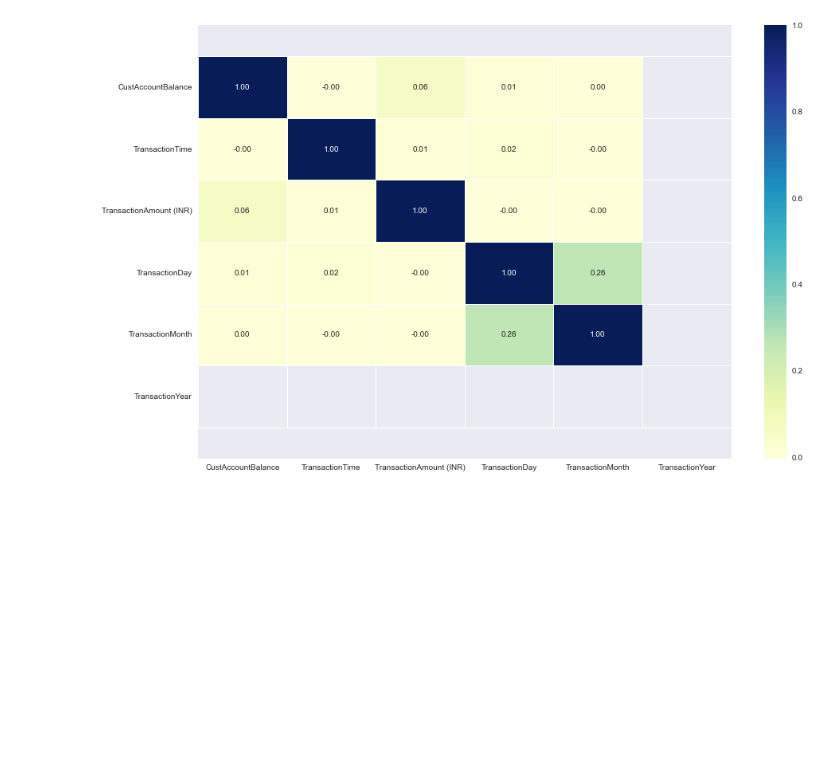
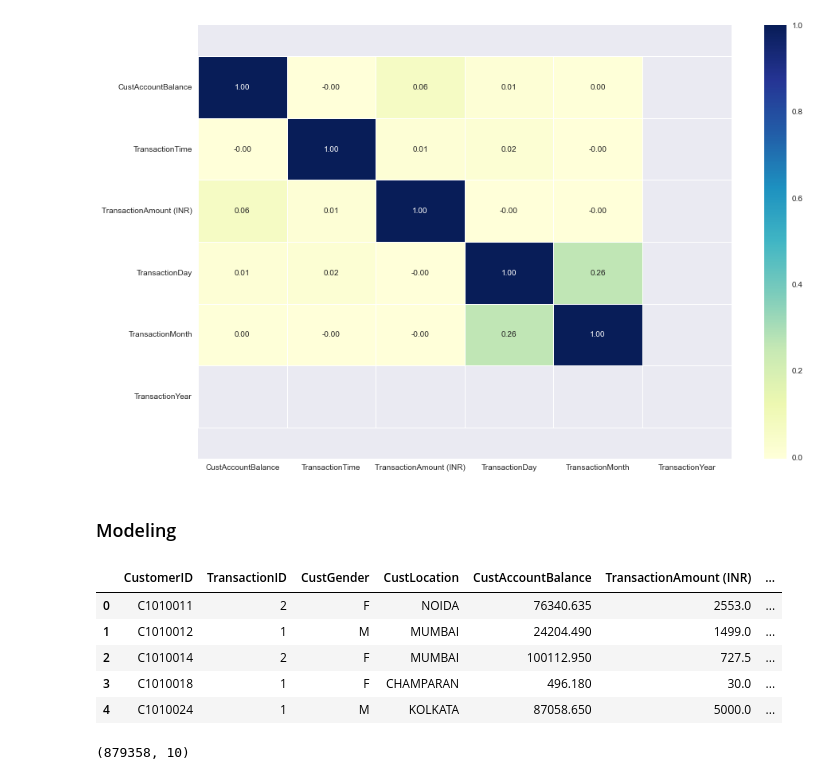
Before and after one commit to abideen-olawuwo/customer-segmentation, a Jupyter notebook: customer_segmentation.ipynb, the cells around one changed output. Saved outputs shown, nothing was run; the diff lists cells and outputs as text; code cells hidden in the pictures; blank space fills up the shorter version.

```diff
--- a/customer_segmentation.ipynb
+++ b/customer_segmentation.ipynb
@@ -164,3 +188,6 @@ Text(0.5, 1.0, 'Top 20 Locations of Customer ')
+# %%
+df['TransactionDate'] = pd.to_datetime(df['TransactionDate'])
+df['CustomerDOB'] = pd.to_datetime(df['CustomerDOB'])
 # %%
 df['CustomerAge'] = df['TransactionDate'].dt.year - df['CustomerDOB'].dt.year
 # %%
@@ -277,3 +295,36 @@ ax.set_ylim(bottom + 0.5, top - 0.5)
 # %% [output]
 (6.5, -0.5)
 [figure]
+# %% [markdown]
+### Modeling
+# %%
+df['TransactionDate1']=df['TransactionDate'] # ==> to calculate the minimum (first transaction)
+df['TransactionDate2']=df['TransactionDate'] # ==> to calculate the maximum (last transaction)
+# %%
+#Creating MRF Table Strategy
+
+MRF_df = df.groupby("CustomerID").agg({
+                                        "TransactionID" : "count",
+                                        "CustGender" : "first",
+                                        "CustLocation":"first",
+                                        "CustAccountBalance"  : "mean",
+                                        "TransactionAmount (INR)" : "mean",
+                                        "CustomerAge" : "median",
+                                        "TransactionDate2":"max",
+                                        "TransactionDate1":"min",
+                                        "TransactionDate":"median"
+                        })
+
+MRF_df = MRF_df.reset_index()
+MRF_df.head()
+# %% [output]
+|  | CustomerID | TransactionID | CustGender | CustLocation | CustAccountBalance | TransactionAmount (INR) | ... |
+| 0 | C1010011 | 2 | F | NOIDA | 76340.635 | 2553.0 | ... |
+| 1 | C1010012 | 1 | M | MUMBAI | 24204.490 | 1499.0 | ... |
+| 2 | C1010014 | 2 | F | MUMBAI | 100112.950 | 727.5 | ... |
+| 3 | C1010018 | 1 | F | CHAMPARAN | 496.180 | 30.0 | ... |
+| 4 | C1010024 | 1 | M | KOLKATA | 87058.650 | 5000.0 | ... |
+# %%
+MRF_df.shape
+# %% [output]
+(879358, 10)
```
Also changed, not shown: parts of 46 cells of this notebook.
